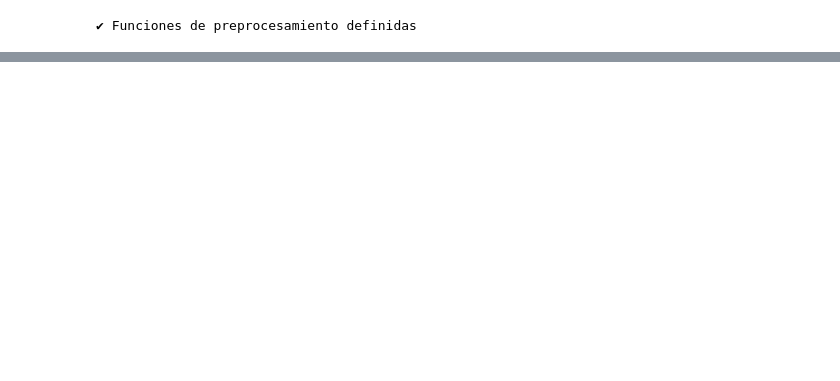
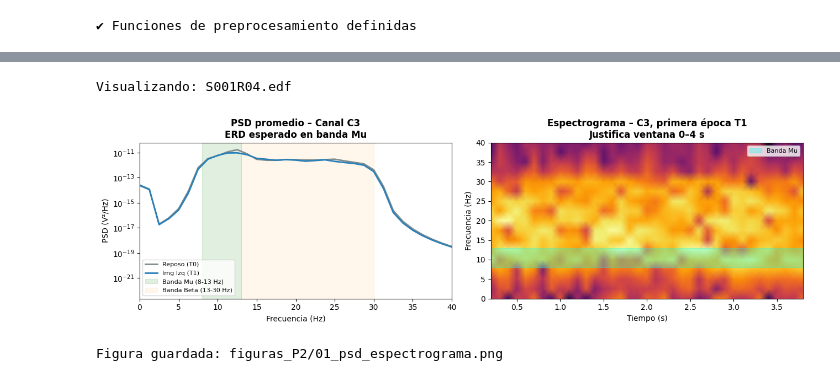
Before and after one commit to CamilaMontiel2510/PROYECTO_EEG_BCI_1, a Jupyter notebook: PROYECTO_2_BCI.ipynb, the cells around one changed output, grey strips where cells are left out. Drawn from its saved outputs; the diff is of its cells as text; code cells hidden in the pictures; blank space fills up the shorter version.

```diff
--- a/PROYECTO_2_BCI.ipynb
+++ b/PROYECTO_2_BCI.ipynb
@@ -182,2 +203,78 @@ print("✔ Funciones de preprocesamiento definidas")
+# %%
+# ── Cargar un solo archivo para visualización ────────────────────
+if len(archivos_img) == 0:
+    print('No se encontraron archivos. Revisar RUTA_BASE.')
+else:
+    ruta_prueba = archivos_img[0]   # S001R04.edf
+    print(f'Visualizando: {os.path.basename(ruta_prueba)}')
+
+    epocas_prueba, event_id_prueba = preprocesar_archivo(ruta_prueba)
+
+    if epocas_prueba is None:
+        print('No se pudo cargar el archivo.')
+    else:
+        # Obtener datos de C3 para T0 y T1
+        idx_C3 = epocas_prueba.get(list(epocas_prueba.keys())[0]).ch_names.index('C3')
+
+        datos_T0 = None
+        datos_T1 = None
+
+        for key in epocas_prueba:
+            ep = epocas_prueba[key]
+            data_c3 = ep.get_data()[:, idx_C3, :]   # (n_epocas, n_muestras)
+            if 'T0' in key or key == '1':
+                datos_T0 = data_c3
+            elif 'T1' in key or key == '2':
+                datos_T1 = data_c3
+
+        if datos_T0 is not None and datos_T1 is not None:
+            fig, axes = plt.subplots(1, 2, figsize=(13, 4))
+
+            # ── Panel izquierdo: PSD promedio ─────────────────────
+            for datos, label, color in [
+                    (datos_T0, 'Reposo (T0)',    COLORES_CLASE[0]),
+                    (datos_T1, 'Img Izq (T1)',   COLORES_CLASE[1])]:
+
+                # Calcular PSD para cada época y promediar
+                psds = []
+                for ep in datos:
+                    f, Pxx = sp_signal.welch(ep, fs=SFREQ, nperseg=M_WELCH, noverlap=S_WELCH)
+                    psds.append(Pxx)
+                psd_mean = np.mean(psds, axis=0)
+
+                axes[0].semilogy(f, psd_mean, label=label, color=color, lw=2)
+
+            axes[0].axvspan(8, 13, alpha=0.12, color='green', label='Banda Mu (8-13 Hz)')
+            axes[0].axvspan(13, 30, alpha=0.08, color='orange', label='Banda Beta (13-30 Hz)')
+            axes[0].set_xlim(0, 40)
+            axes[0].set_xlabel('Frecuencia (Hz)')
+            axes[0].set_ylabel('PSD (V²/Hz)')
+            axes[0].set_title('PSD promedio – Canal C3\nERD esperado en banda Mu', fontweight='bold')
+            axes[0].legend(fontsize=8)
+
+            # ── Panel derecho: espectrograma de la primera época T1 ──
+            f_sg, t_sg, Sxx = sp_signal.spectrogram(
+                datos_T1[0], fs=SFREQ, nperseg=64, noverlap=48
+            )
+            mascara = f_sg <= 40
+            axes[1].pcolormesh(t_sg, f_sg[mascara], 10*np.log10(Sxx[mascara] + 1e-30),
+                               shading='gouraud', cmap='inferno')
+            axes[1].axhspan(8, 13, alpha=0.3, color='cyan', label='Banda Mu')
+            axes[1].set_xlabel('Tiempo (s)')
+            axes[1].set_ylabel('Frecuencia (Hz)')
+            axes[1].set_title('Espectrograma – C3, primera época T1\n'
+                              'Justifica ventana 0–4 s', fontweight='bold')
+            axes[1].legend(fontsize=8)
+
+            plt.tight_layout()
+            plt.savefig('figuras_P2/01_psd_espectrograma.png', dpi=150, bbox_inches='tight')
+            plt.show()
+            print('Figura guardada: figuras_P2/01_psd_espectrograma.png')
+        else:
+            print('No se encontraron épocas T0/T1. Revisar nombres de anotaciones.')
+# %% [output]
+Visualizando: S001R04.edf
+[figure, added]
+Figura guardada: figuras_P2/01_psd_espectrograma.png
 # %%
 #carga del archivos EEG
```
Also changed, not shown: parts of 9 cells of this notebook.
